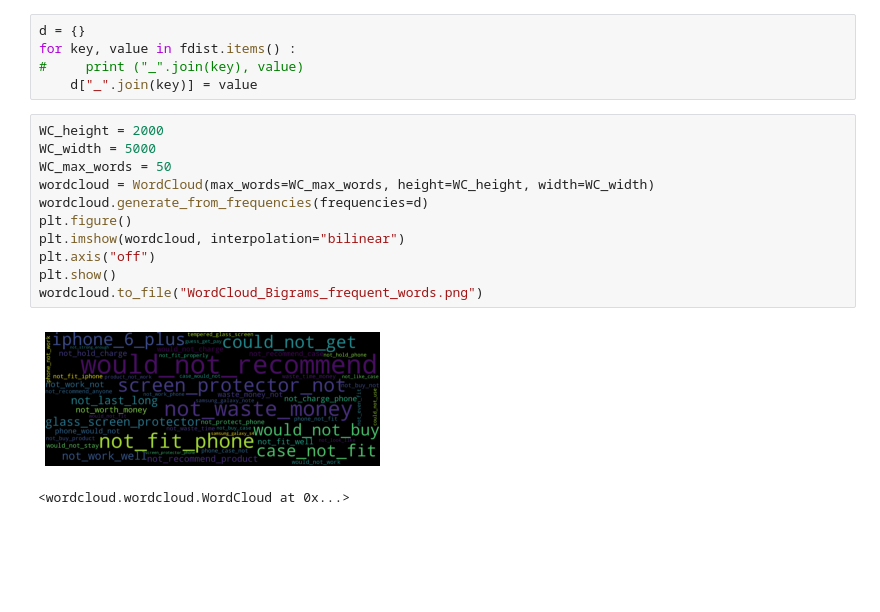
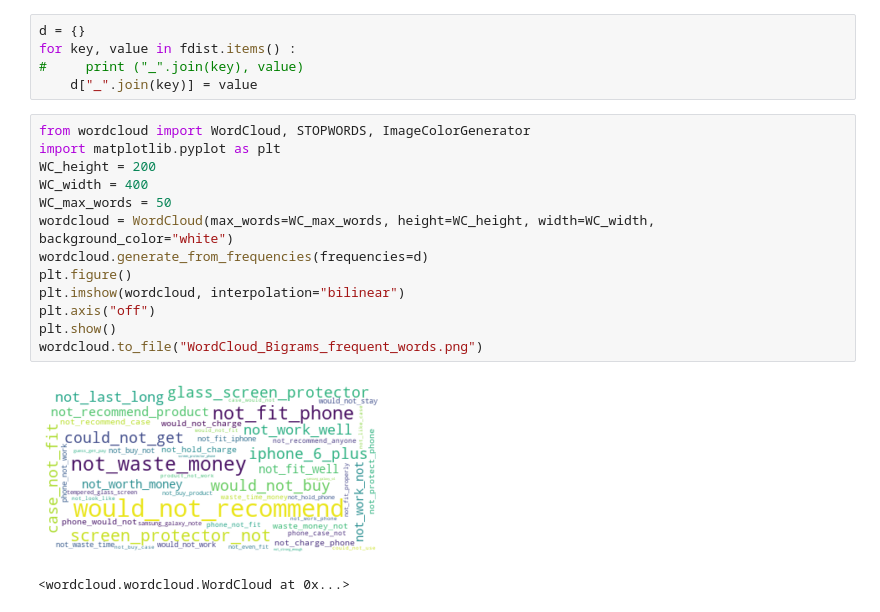
Before and after one commit to tapariaankit/SentimentAnalysis, a Jupyter notebook: ReviewAnalysis.ipynb, the cells around one changed output. Cells and saved outputs as stored; diff of their text form; blank space fills up the shorter version.

```diff
--- a/ReviewAnalysis.ipynb
+++ b/ReviewAnalysis.ipynb
@@ -270,18 +277,20 @@ for key, value in fdist.items() :
 #     print ("_".join(key), value)
     d["_".join(key)] = value
 # %%
-WC_height = 2000
-WC_width = 5000
+from wordcloud import WordCloud, STOPWORDS, ImageColorGenerator
+import matplotlib.pyplot as plt
+WC_height = 200
+WC_width = 400
 WC_max_words = 50
-wordcloud = WordCloud(max_words=WC_max_words, height=WC_height, width=WC_width)
+wordcloud = WordCloud(max_words=WC_max_words, height=WC_height, width=WC_width, background_color="white")
 wordcloud.generate_from_frequencies(frequencies=d)
 plt.figure()
 plt.imshow(wordcloud, interpolation="bilinear")
 plt.axis("off")
 plt.show()
 wordcloud.to_file("WordCloud_Bigrams_frequent_words.png")
 # %% [output]
-[figure, old version]
+[figure, new version]
 <wordcloud.wordcloud.WordCloud at 0x...>
 # %%
 tmp = list()
```
Also changed, not shown: parts of 12 cells of this notebook, 6 other files.
